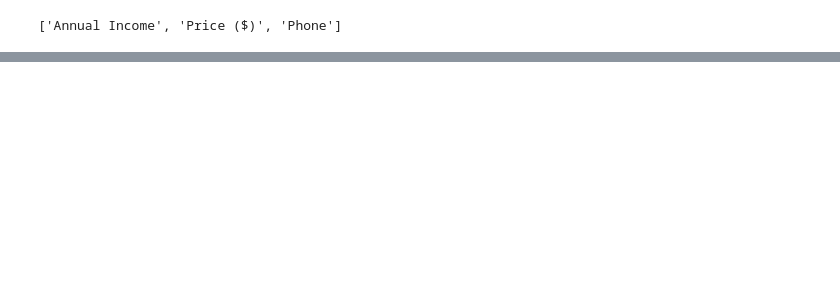
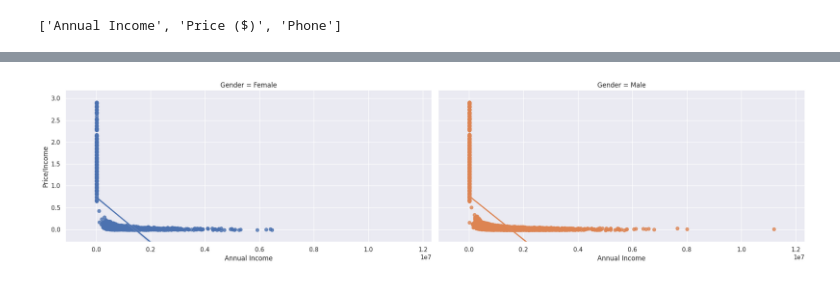
Before and after one commit to MedvedevIgS/IIS_Lab1, a Jupyter notebook: edu/edu.ipynb, the cells around one changed output, grey strips where cells are left out. Cells and saved outputs as stored; diff of their text form; code cells hidden in the pictures; blank space fills up the shorter version.

```diff
--- a/edu/edu.ipynb
+++ b/edu/edu.ipynb
@@ -240,0 +343,2 @@ g.tight_layout()
+# %%
+df['Price/Income'] = df["Price ($)"]/df['Annual Income']
@@ -240,0 +372,13 @@ g.tight_layout()
+# %%
+#sns.set(rc = {'figure.figsize':(1,1000)})
+Xm = df["Annual Income"].max()
+Ym = df["Price/Income"].max()
+sns.set_theme(style = "darkgrid")
+g = sns.lmplot(
+    data = df, x = "Annual Income", y = "Price/Income", col = "Gender", hue = "Gender", aspect= 2, y_jitter=.02
+)
+for ax in g.axes.flatten():
+    ax.set_ylim(0-Ym*0.1, Ym*1.1)
+    ax.set_xlim(0-Xm*0.1, Xm*1.1)
+# %% [output]
+[figure, added]
```
Also changed, not shown: parts of 43 cells of this notebook.
